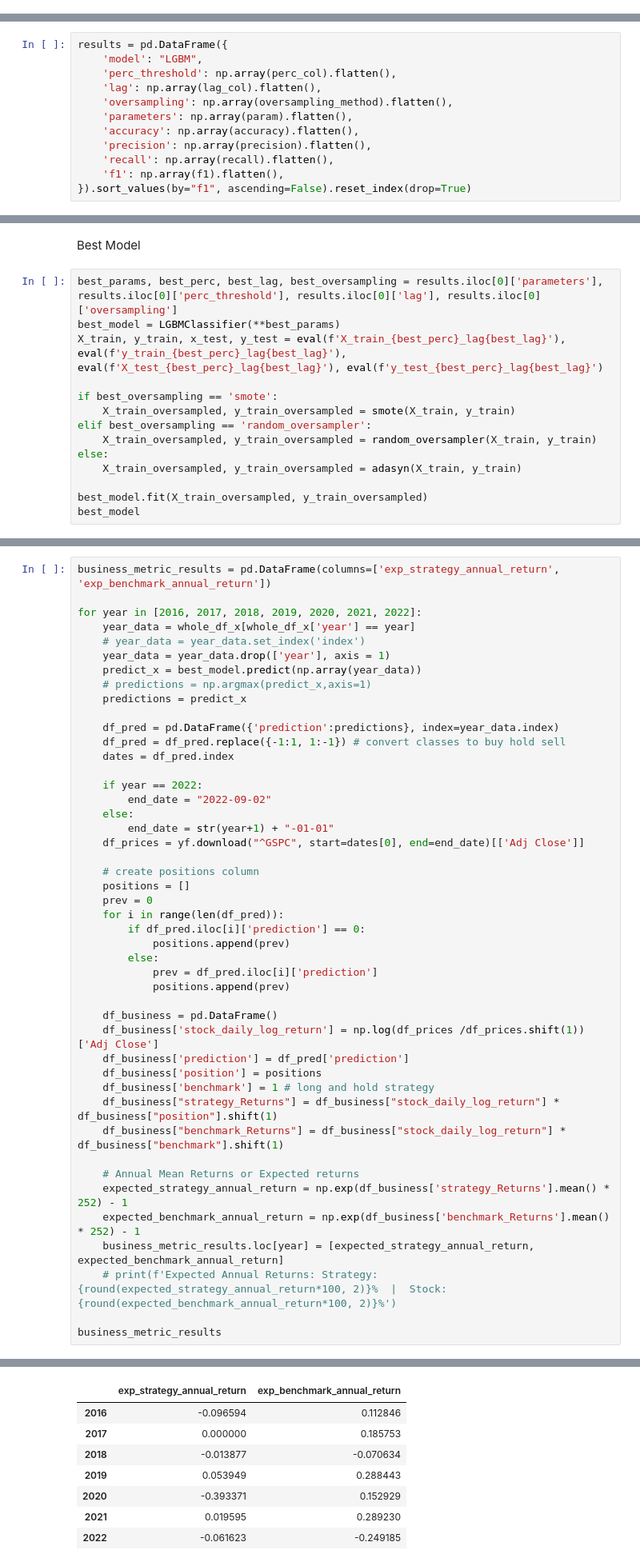
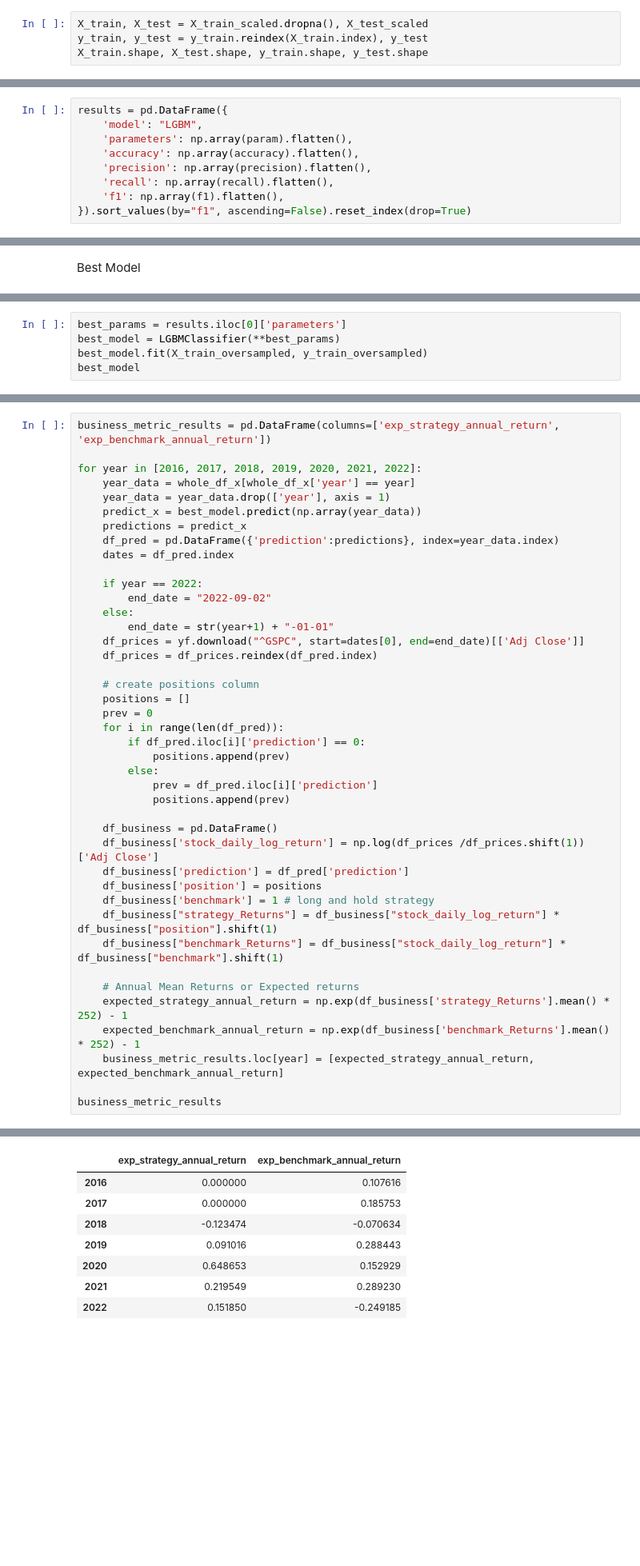
Before and after one commit to yeonatalie/bt4222-ml-sp500, a Jupyter notebook: lgbm_model.ipynb, the cells around one changed output, grey strips where cells are left out. Shown at 80% size. Drawn from its saved outputs; the diff is of its cells as text; blank space fills up the shorter version.

```diff
--- a/lgbm_model.ipynb
+++ b/lgbm_model.ipynb
@@ -130,0 +77,4 @@ results_no_tuning
+# %%
+X_train, X_test = X_train_scaled.dropna(), X_test_scaled
+y_train, y_test = y_train.reindex(X_train.index), y_test
+X_train.shape, X_test.shape, y_train.shape, y_test.shape
@@ -184,9 +139,6 @@ f1.append(lgbm_search.cv_results_['mean_test_f1_weighted'])
 # %%
 results = pd.DataFrame({
     'model': "LGBM",
-    'perc_threshold': np.array(perc_col).flatten(),
-    'lag': np.array(lag_col).flatten(),
-    'oversampling': np.array(oversampling_method).flatten(),
     'parameters': np.array(param).flatten(),
     'accuracy': np.array(accuracy).flatten(),
     'precision': np.array(precision).flatten(),
@@ -210,16 +162,2 @@ results.head(10)
 # %% [markdown]
 Best Model
-# %%
-best_params, best_perc, best_lag, best_oversampling = results.iloc[0]['parameters'], results.iloc[0]['perc_threshold'], results.iloc[0]['lag'], results.iloc[0]['oversampling']
-best_model = LGBMClassifier(**best_params)
-X_train, y_train, x_test, y_test = eval(f'X_train_{best_perc}_lag{best_lag}'), eval(f'y_train_{best_perc}_lag{best_lag}'), eval(f'X_test_{best_perc}_lag{best_lag}'), eval(f'y_test_{best_perc}_lag{best_lag}')
-
-if best_oversampling == 'smote':
-    X_train_oversampled, y_train_oversampled = smote(X_train, y_train)
-elif best_oversampling == 'random_oversampler':
-    X_train_oversampled, y_train_oversampled = random_oversampler(X_train, y_train)
-else:
-    X_train_oversampled, y_train_oversampled = adasyn(X_train, y_train)
-
-best_model.fit(X_train_oversampled, y_train_oversampled)
-best_model
@@ -232,0 +164,5 @@ LGBMClassifier(boosting='dart', colsample_bynode=0.7983898102194873,
+# %%
+best_params = results.iloc[0]['parameters']
+best_model = LGBMClassifier(**best_params)
+best_model.fit(X_train_oversampled, y_train_oversampled)
+best_model
@@ -278,14 +221,10 @@ business_metric_results = pd.DataFrame(columns=['exp_strategy_annual_return', 'e
 
 for year in [2016, 2017, 2018, 2019, 2020, 2021, 2022]:
     year_data = whole_df_x[whole_df_x['year'] == year]
-    # year_data = year_data.set_index('index')
     year_data = year_data.drop(['year'], axis = 1)
     predict_x = best_model.predict(np.array(year_data))
-    # predictions = np.argmax(predict_x,axis=1)
     predictions = predict_x
-
     df_pred = pd.DataFrame({'prediction':predictions}, index=year_data.index)
-    df_pred = df_pred.replace({-1:1, 1:-1}) # convert classes to buy hold sell
     dates = df_pred.index
 
     if year == 2022:
@@ -293,6 +232,7 @@ for year in [2016, 2017, 2018, 2019, 2020, 2021, 2022]:
     else:
         end_date = str(year+1) + "-01-01"
     df_prices = yf.download("^GSPC", start=dates[0], end=end_date)[['Adj Close']]
+    df_prices = df_prices.reindex(df_pred.index)
 
     # create positions column
     positions = []
@@ -300,38 +240,37 @@ for year in [2016, 2017, 2018, 2019, 2020, 2021, 2022]:
     for i in range(len(df_pred)):
         if df_pred.iloc[i]['prediction'] == 0:
             positions.append(prev)
         else:
             prev = df_pred.iloc[i]['prediction']
             positions.append(prev)
 
     df_business = pd.DataFrame()
     df_business['stock_daily_log_return'] = np.log(df_prices /df_prices.shift(1))['Adj Close']
     df_business['prediction'] = df_pred['prediction']
     df_business['position'] = positions
     df_business['benchmark'] = 1 # long and hold strategy
     df_business["strategy_Returns"] = df_business["stock_daily_log_return"] * df_business["position"].shift(1)
     df_business["benchmark_Returns"] = df_business["stock_daily_log_return"] * df_business["benchmark"].shift(1)
 
     # Annual Mean Returns or Expected returns
     expected_strategy_annual_return = np.exp(df_business['strategy_Returns'].mean() * 252) - 1
     expected_benchmark_annual_return = np.exp(df_business['benchmark_Returns'].mean() * 252) - 1
     business_metric_results.loc[year] = [expected_strategy_annual_return, expected_benchmark_annual_return]
-    # print(f'Expected Annual Returns: Strategy: {round(expected_strategy_annual_return*100, 2)}%  |  Stock: {round(expected_benchmark_annual_return*100, 2)}%')
 
 business_metric_results
 # %% [output]
 [*********************100%***********************]  1 of 1 completed
 [*********************100%***********************]  1 of 1 completed
 [*********************100%***********************]  1 of 1 completed
 [*********************100%***********************]  1 of 1 completed
 [*********************100%***********************]  1 of 1 completed
 [*********************100%***********************]  1 of 1 completed
 [*********************100%***********************]  1 of 1 completed
 |  | exp_strategy_annual_return | exp_benchmark_annual_return |
-| 2016 | -0.096594 | 0.112846 |
+| 2016 | 0.000000 | 0.107616 |
 | 2017 | 0.000000 | 0.185753 |
-| 2018 | -0.013877 | -0.070634 |
-| 2019 | 0.053949 | 0.288443 |
-| 2020 | -0.393371 | 0.152929 |
-| 2021 | 0.019595 | 0.289230 |
-| 2022 | -0.061623 | -0.249185 |
+| 2018 | -0.123474 | -0.070634 |
+| 2019 | 0.091016 | 0.288443 |
+| 2020 | 0.648653 | 0.152929 |
+| 2021 | 0.219549 | 0.289230 |
+| 2022 | 0.151850 | -0.249185 |
```
Also changed, not shown: parts of 18 cells of this notebook, 3 other files.
